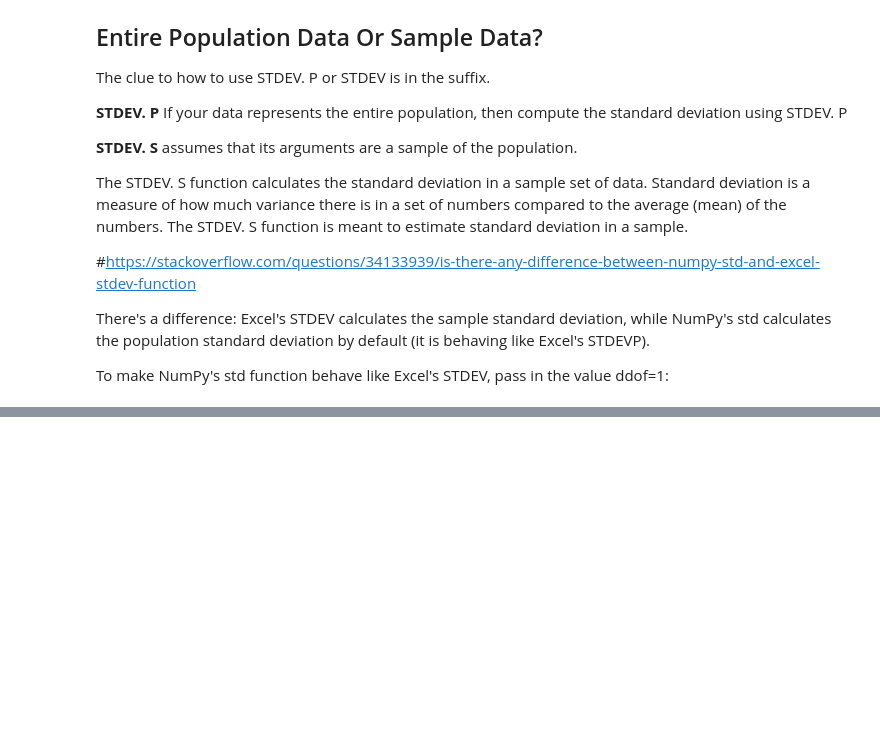
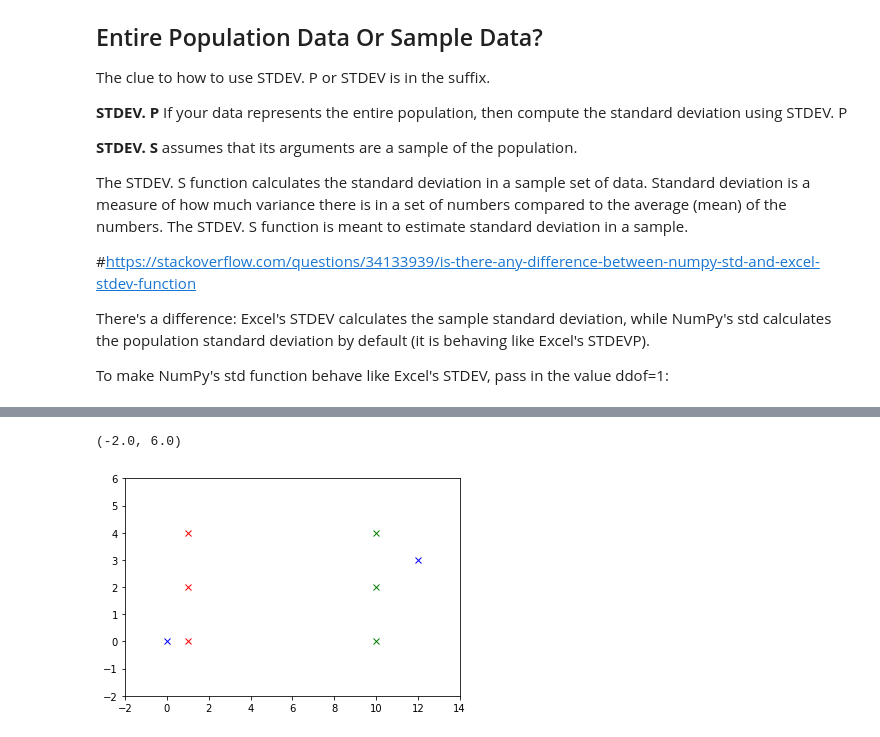
Before and after one commit to collinstechwrite/Machine_Learning, a Jupyter notebook: All_Tasks_Machine_Learning.ipynb, the cells around one changed output, grey strips where cells are left out. Saved outputs shown, nothing was run; the diff lists cells and outputs as text; code cells hidden in the pictures; blank space fills up the shorter version.

```diff
--- a/All_Tasks_Machine_Learning.ipynb
+++ b/All_Tasks_Machine_Learning.ipynb
@@ -452,0 +481,3 @@ https://exceljet.net/excel-functions/excel-stdev-function
+# %%
+# Perform kmeans fitting
+kmeans = skcl.KMeans(n_clusters=2, random_state=0).fit(X)
@@ -452,0 +489,5 @@ https://exceljet.net/excel-functions/excel-stdev-function
+# %%
+# Predict the cluster for two points
+newvals = np.array([[0, 0], [12, 3]])
+predictions = kmeans.predict(newvals)
+predictions
@@ -452,0 +510,12 @@ https://exceljet.net/excel-functions/excel-stdev-function
+# %%
+# Plot the data set
+plt.plot(X[kmeans.labels_ == 0][:,0],X[kmeans.labels_ == 0][:,1],'gx')
+plt.plot(X[kmeans.labels_ == 1][:,0],X[kmeans.labels_ == 1][:,1],'rx')
+plt.plot(newvals[:,0],newvals[:,1],'bx')
+
+# set reasonable limits
+plt.xlim([-2,14])
+plt.ylim([-2,6])
+# %% [output]
+(-2.0, 6.0)
+[figure, added]
```
Also changed, not shown: parts of 11 cells of this notebook, 1 other file.
